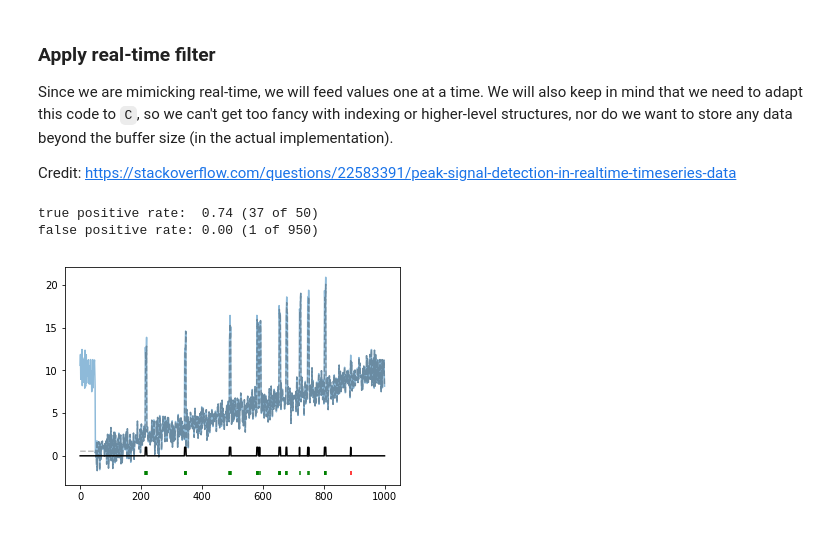
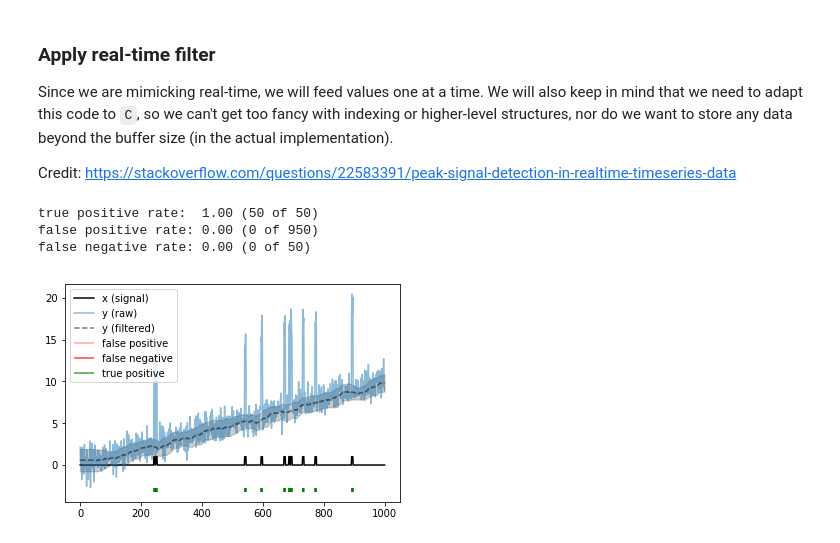
Before and after one commit to jbwebb8/lick-sensor, a Jupyter notebook: capacitiveSensor/python/filters.ipynb, the cells around one changed output. Saved outputs shown, nothing was run; the diff lists cells and outputs as text; code cells hidden in the pictures.

Commit message:
fixed bug in buffer update

```diff
--- a/capacitiveSensor/python/filters.ipynb
+++ b/capacitiveSensor/python/filters.ipynb
@@ -90,22 +90,28 @@ Credit: https://stackoverflow.com/questions/22583391/peak-signal-detection-in-re
 # %%
 # Filter settings
 n_filt = 50 # length of filter
-thresh = 3.0 # number of stds from mean
-alpha = 0.5 # influence of datapoint containing signal on buffer
+thresh = 4.0 # number of stds from mean
+alpha = 0.0 # influence of datapoint containing signal on buffer
 
 # Initialize buffers
-buffer = y[:n_filt]
+buffer = np.zeros(n_filt)
+buffer[:] = y[:n_filt]
 buffer_mean = np.mean(buffer)
 buffer_std = np.std(buffer)
 p = 0 # buffer pointer
 
 # Placeholder (for dev purposes)
-y_filt = np.zeros(T) # moving average
-y_filt[:n_filt] = buffer_mean
+y_filt_mean = np.zeros(T) # moving average
+y_filt_mean[:n_filt] = buffer_mean
+y_filt_std = np.zeros(T)
+y_filt_std[:n_filt] = buffer_std
 x = np.zeros(T) # signal
 
 # Feed data stream
 for t in range(n_filt, T):
+    # Get buffer pointer
+    p = t % n_filt
+
     # Check if signal threshold passed
     if abs(y[t] - buffer_mean) > thresh*buffer_std:
         # Update signal array
@@ -115,36 +121,49 @@ for t in range(n_filt, T):
             x[t] = -1.0
 
         # Update buffer
-        buffer[p] = alpha*y[t] + (1.0 - alpha)*y[t-1]
+        buffer[p] = alpha*buffer[p-1] + (1.0 - alpha)*buffer[p-1]
     else:
+        # Update signal and buffer
         x[t] = 0.0
         buffer[p] = y[t]
 
     # Update filtered data stream (dev)
-    y_filt[t] = buffer[p]
+    y_filt_mean[t] = buffer_mean
+    y_filt_std[t] = buffer_std
 
     # Update buffer stats
     buffer_mean = np.mean(buffer)
     buffer_std = np.std(buffer)
-    p = (p + 1) % n_filt
 # %%
 # Plot results
-plt.plot(y, color='C0', alpha=0.5, linestyle='-')
-plt.plot(x, color='black', alpha=1.0, linestyle='-')
-plt.plot(y_filt, color='black', alpha=0.25, linestyle='--')
+plt.plot(x, color='black', alpha=1.0, linestyle='-', label='x (signal)')
+plt.plot(y, color='C0', alpha=0.5, linestyle='-', label='y (raw)')
+plt.plot(y_filt_mean, color='black', alpha=0.50, linestyle='--', label='y (filtered)')
+plt.fill_between(np.arange(T), y1=y_filt_mean-y_filt_std, y2=y_filt_mean+y_filt_std,
+                 color='black', alpha=0.2)
 
 # Plot ground truth
 idx_gt = np.zeros(T, dtype=np.bool)
 idx_gt[t_signal] = True
 idx_tp = np.logical_and(x == 1.0, idx_gt)
 idx_fp = np.logical_and(np.abs(x) == 1.0, ~idx_gt)
-plt.vlines(np.argwhere(idx_tp).flatten(), ymin=np.min(y)-0.5, ymax=np.min(y), color='green')
-plt.vlines(np.argwhere(idx_fp).flatten(), ymin=np.min(y)-0.5, ymax=np.min(y), color='red')
+idx_fn = np.logical_and(x == 0.0, idx_gt)
+plt.vlines(np.argwhere(idx_fp).flatten(), ymin=np.min(y)-0.5, ymax=np.min(y),
+           alpha=0.35, color='red', label='false positive')
+plt.vlines(np.argwhere(idx_fn).flatten(), ymin=np.min(y)-0.5, ymax=np.min(y),
+           alpha=0.75, color='red', label='false negative')
+plt.vlines(np.argwhere(idx_tp).flatten(), ymin=np.min(y)-0.5, ymax=np.min(y),
+           alpha=0.75, color='green', label='true positive')
+
+# Show legend
+plt.legend()
 
 # Print results
 print('true positive rate:  %.2f (%d of %d)' % (np.sum(idx_tp)/(n_signal*dt_signal), np.sum(idx_tp), n_signal*dt_signal))
 print('false positive rate: %.2f (%d of %d)' % (np.sum(idx_fp)/(T - n_signal*dt_signal), np.sum(idx_fp), T - n_signal*dt_signal))
+print('false negative rate: %.2f (%d of %d)' % (np.sum(idx_fn)/(n_signal*dt_signal), np.sum(idx_fn), n_signal*dt_signal))
 # %% [output]
-true positive rate:  0.74 (37 of 50)
-false positive rate: 0.00 (1 of 950)
+true positive rate:  1.00 (50 of 50)
+false positive rate: 0.00 (0 of 950)
+false negative rate: 0.00 (0 of 50)
-[figure, old version]
+[figure, new version]
```
Also changed, not shown: parts of 1 cell of this notebook.
